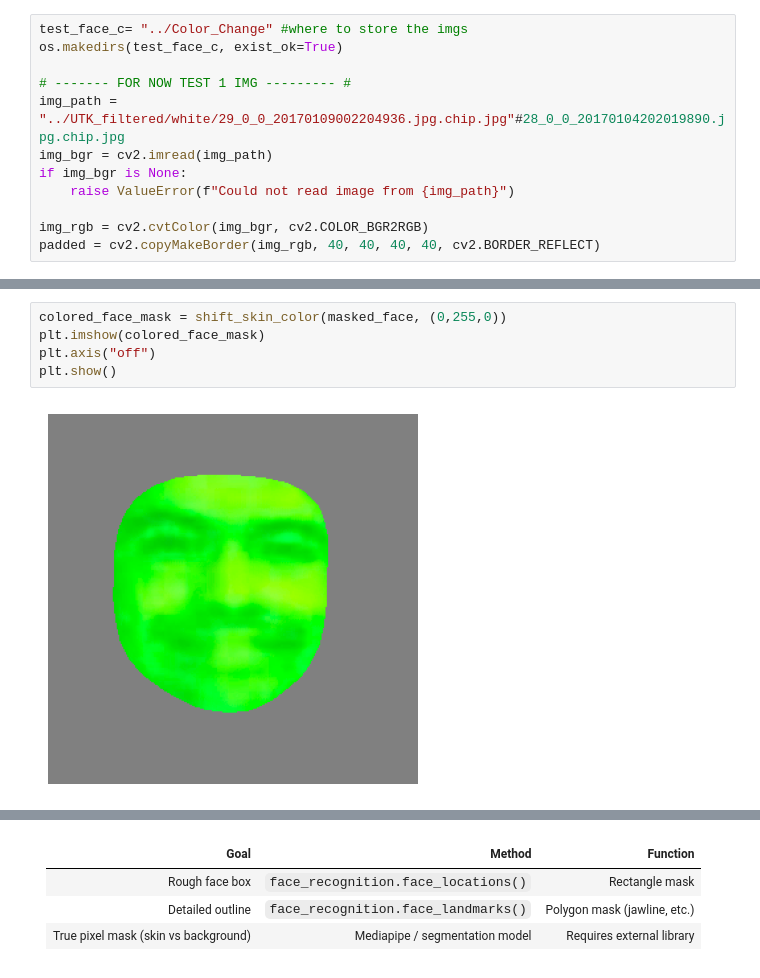
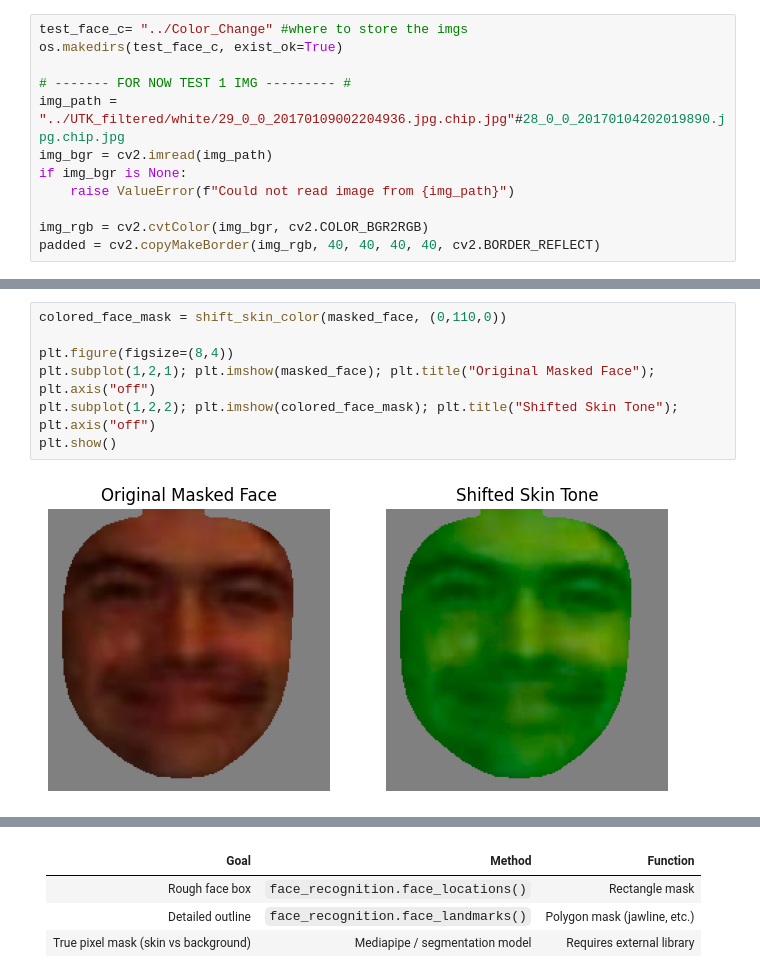
Before and after one commit to BOB-o-rabanete/Colored_Faces, a Jupyter notebook: main.ipynb, the cells around one changed output, grey strips where cells are left out. Saved outputs shown, nothing was run; the diff lists cells and outputs as text.

```diff
--- a/main.ipynb
+++ b/main.ipynb
@@ -192,7 +192,9 @@ plt.show()
-# %%
-colored_face_mask = shift_skin_color(masked_face, (0,255,0))
-plt.imshow(colored_face_mask)
-plt.axis("off")
-plt.show()
-# %% [output]
-[figure, removed]
+# %%
+colored_face_mask = shift_skin_color(masked_face, (0,110,0))
+
+plt.figure(figsize=(8,4))
+plt.subplot(1,2,1); plt.imshow(masked_face); plt.title("Original Masked Face"); plt.axis("off")
+plt.subplot(1,2,2); plt.imshow(colored_face_mask); plt.title("Shifted Skin Tone"); plt.axis("off")
+plt.show()
+# %% [output]
+[figure, added]
```
Also changed, not shown: parts of 9 cells of this notebook, 1 other file.
